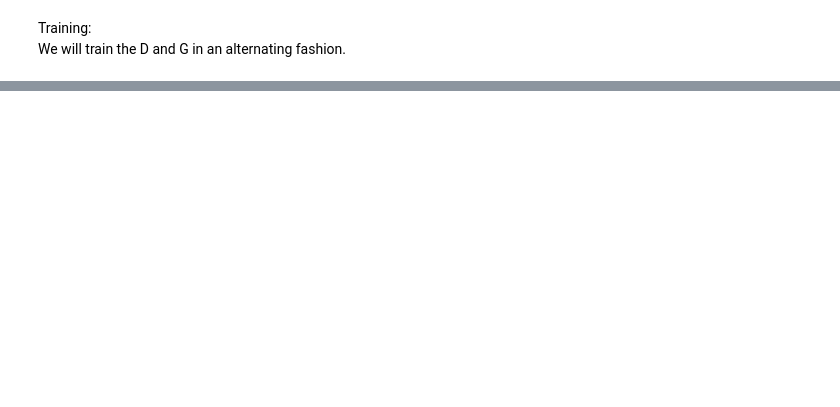
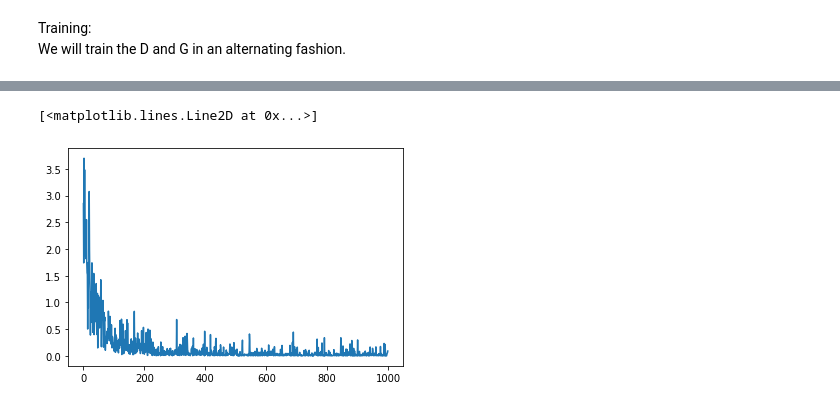
Before and after one commit to Utkarsh0203/CS-MRI-Reconstruction-using-GAN-with-cyclic-loss, a Jupyter notebook: MIC_Project.ipynb, the cells around one changed output, grey strips where cells are left out. Saved outputs shown, nothing was run; the diff lists cells and outputs as text; code cells hidden in the pictures; blank space fills up the shorter version.

```diff
--- a/MIC_Project.ipynb
+++ b/MIC_Project.ipynb
@@ -246,11 +265,11 @@ print(device)
 epochs = 100
 # batch_size = 100
 num_filters = 64
-lr = 0.0001
+lr = 0.00001
 
 criterion_D = nn.BCEWithLogitsLoss()
-criterionG_image = nn.L1Loss()
-criterionG_freq = nn.L1Loss()
+criterionG_image = nn.MSELoss()
+criterionG_freq = nn.MSELoss()
 
 real_label = 1
 fake_label = 0
@@ -326,11 +306,19 @@ G_loss_freq = []
 G_loss_adv = []
 G_loss_total = []
 
+G_loss_img_epoch = []
+G_loss_freq_epoch = []
+G_loss_adv_epoch = []
+G_loss_total_epoch = []
+
 D_loss_real = []
 D_loss_fake = []
 D_loss_total = []
 
+netD.apply(weights_init)
 netD.to(device)
 netD.train()
+
+netG.apply(weights_init)
 netG.to(device)
 netG.train()
@@ -367,12 +337,6 @@ for epoch in range(epochs):
     us_kspace_batch = im_tuple[1].to(device)
     zf_recon_batch = im_tuple[2].to(device)
 
-    gen_full_image_batch = netG(zf_recon_batch)[1]
-    # print("Generated Img Batch")
-    real_logits = netD(full_image_batch).view(-1)
-    fake_logitsD = netD(gen_full_image_batch.detach()).view(-1)
-
-    # print("Computed Real and Fake Logits")
 
     # recon_image_batch = netG(torch.ifft(mask*torch.fft(full_image_batch.permute([0,2,3,1]),2)).permute([0,3,1,2]))[1]
     # recon_kspace_batch = (mask*torch.fft(netG(torch.ifft(us_kspace_batch.permute([0,2,3,1]),2).permute([0,3,1,2]))[1].permute([0,2,3,1]),2)).permute([0,3,1,2])
@@ -383,19 +347,23 @@ for epoch in range(epochs):
     #Discriminator Training
     # real_targets = torch.full([batch_size], real_label, device=device)
     # fake_targets = torch.full([batch_size], real_label, device=device)
-    opt_D.zero_grad()
 
+    opt_D.zero_grad()#Different mini batches for real and fake targets
+
+    real_logits = netD(full_image_batch).view(-1)
     real_d_loss = criterion_D(real_logits, torch.full([batch_size], real_label, device=device))
     D_loss_real.append(real_d_loss)
     real_d_loss.backward()
 
+    gen_full_image_batch = netG(zf_recon_batch)[1]
+    fake_logitsD = netD(gen_full_image_batch.detach()).view(-1)
     fake_d_loss = criterion_D(fake_logitsD, torch.full([batch_size], fake_label, device=device))
     D_loss_fake.append(fake_d_loss)
     fake_d_loss.backward()
 
-    with torch.no_grad():
-      d_loss_total = real_d_loss+fake_d_loss
-    D_loss_total.append(d_loss_total)
+    # with torch.no_grad():
+    d_loss_total = real_d_loss+fake_d_loss
+    D_loss_total.append(d_loss_total.data)
 
     opt_D.step()
 
@@ -419,19 +387,24 @@ for epoch in range(epochs):
     G_loss_freq.append(g_freq_loss)
     g_freq_loss.backward()
 
-    with torch.no_grad():
-      g_loss_total = adv_g_loss+g_image_loss+g_freq_loss
+    # with torch.no_grad():
+    g_loss_total = adv_g_loss+g_image_loss#+g_freq_loss
     G_loss_total.append(g_loss_total)
 
     opt_G.step()
 
-  print("Epoch:", epoch, "G Loss:", float('%.2f' % g_loss_total.data.tolist()), "D Loss:", float('%.2f' % d_loss_total.data.tolist()))
+  # print("Epoch:", epoch, "G Loss:", float('%.2f' % g_loss_total.data.tolist()), "D Loss:", float('%.2f' % d_loss_total.data.tolist()))
 
   # if epoch%25==0:
   #   clear_output(wait=True)
+  G_loss_adv_epoch = sum(G_loss_adv[-batch_size:])
+  G_loss_img_epoch = sum(G_loss_img[-batch_size:])
+  G_loss_freq_epoch = sum(G_loss_freq[-batch_size:])
+  print("G_loss_adv_epoch:", float('%.2f' % G_loss_adv_epoch.data.tolist()), "G_loss_img_epoch:", float('%.2f' % G_loss_img_epoch.data.tolist()), "G_loss_freq_epoch:", float('%.2f' % G_loss_freq_epoch.data.tolist()))
 
   if epoch%5>=0:
     disp_img = recon_image_batch[0].cpu().detach().numpy()
+    disp_img = np.clip(disp_img, -1, 1)
     disp_img2 = full_image_batch[0].cpu().detach().numpy()
     disp_img3 = zf_recon_batch[0].cpu().detach().numpy()
 
@@ -464,2 +421,5 @@ print(batch_size)
 # %%
-plt.plot(G_loss_img)
+plt.plot(D_loss_total)
+# %% [output]
+[<matplotlib.lines.Line2D at 0x...>]
+[figure, added]
```
Also changed, not shown: parts of 18 cells of this notebook.
